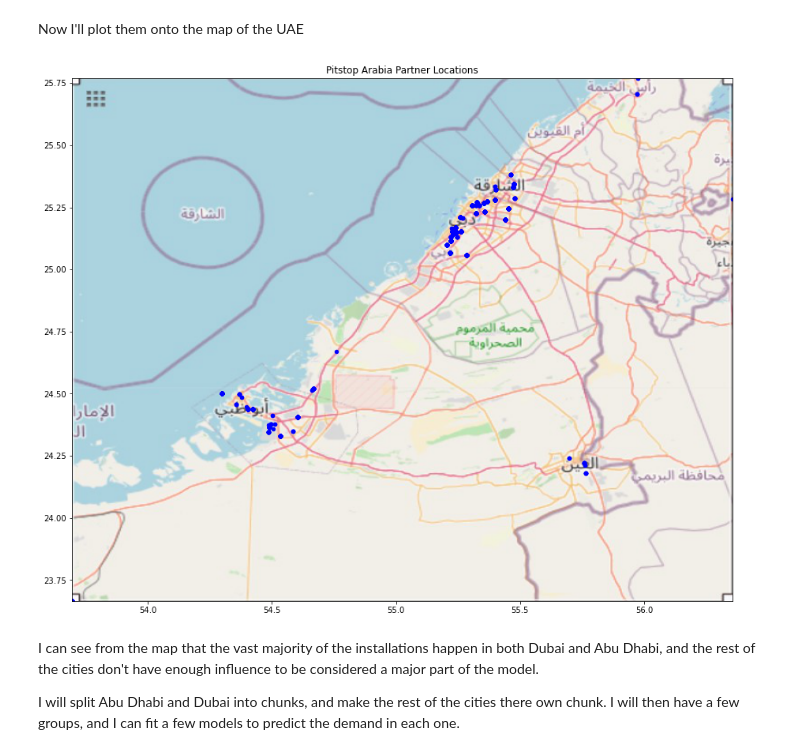
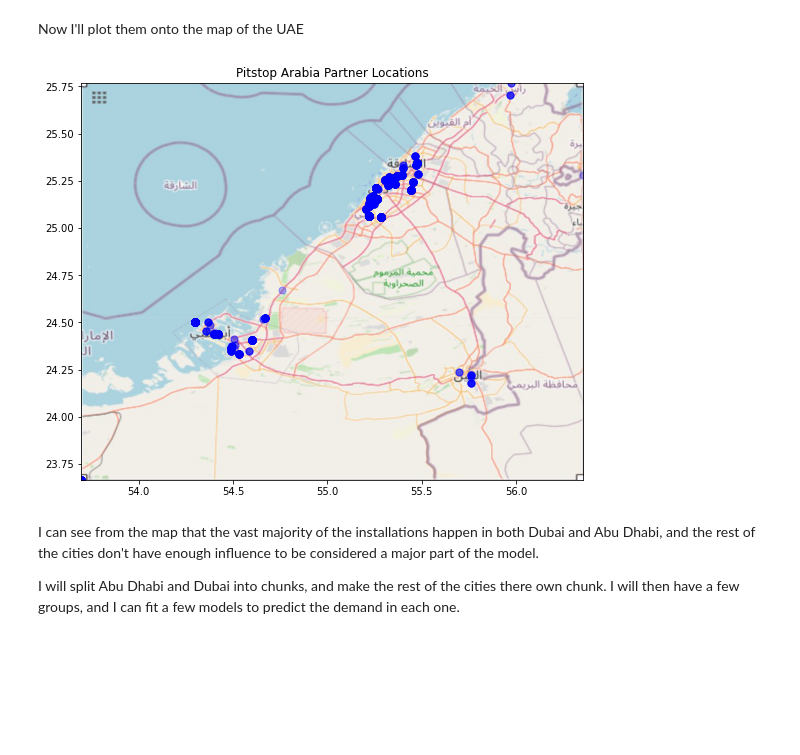
Before and after one commit to musarasheed/pitstop, a Jupyter notebook: Pitstop Arabia.ipynb, the cells around one changed output. Cells and saved outputs as stored; diff of their text form; code cells hidden in the pictures; blank space fills up the shorter version.

```diff
--- a/Pitstop Arabia.ipynb
+++ b/Pitstop Arabia.ipynb
@@ -183,10 +178 @@ Great! Now to deal with the Vehicle Year. There seem to be people who enter N/A
-# %%
-not_a_year = ['u', 'na','ddfd']
-
-for i in range(len(full_tyres['Vehicle Year '])):
-    if full_tyres.loc[i,'Vehicle Year '] in not_a_year:
-        full_tyres.loc[i,'Vehicle Year '] = np.NaN
-
-#Now to fill those nan values:
-full_tyres['Vehicle Year '].fillna(method = 'ffill', inplace = True)
 # %% [markdown]
@@ -213,6 +200,7 @@ It wasn't until [2010](https://www.esri.com/news/arcnews/winter1011articles/saud
 
 This lead to the (painfully) manual process of going through google maps for all 61 unique locations. Please enjoy my work below:
 # %%
-full_tyres['Installer Address'].fillna(method = 'ffill', inplace = True)
-len(full_tyres['Installer Address'].unique())
+tyres['Installer Address'].fillna(method = 'ffill', inplace = True)
+len(tyres['Installer Address'].unique())
+tyres
 # %% [output]
@@ -284,36 +284,36 @@ add_coo['Al Nakheel Street\r\n'] = (24.448178, 54.398642)
 # %% [markdown]
 Now, I'll add the lattitude and longitude values as new columns in the data frame.
 # %%
-full_tyres['Lattitude'] = 0
-full_tyres['Longitude'] = 0
+tyres['Lattitude'] = 0
+tyres['Longitude'] = 0
 
-for i in range(len(full_tyres['Lattitude'])):
-    address = full_tyres.loc[i,'Installer Address'] #Getting the address
-    full_tyres.loc[i,'Lattitude'] = add_coo[address][0] #Adding lattitude to the row
-    full_tyres.loc[i,'Longitude'] = add_coo[address][1] #Adding Longitude to the row
+for i in range(len(tyres['Lattitude'])):
+    address = tyres.loc[i,'Installer Address'] #Getting the address
+    tyres.loc[i,'Lattitude'] = add_coo[address][0] #Adding lattitude to the row
+    tyres.loc[i,'Longitude'] = add_coo[address][1] #Adding Longitude to the row
 # %% [markdown]
 Now I'll plot them onto the map of the UAE
 # %%
-min_lat = full_tyres['Lattitude'].min()
-max_lat = full_tyres['Lattitude'].max()
+min_lat = tyres['Lattitude'].min()
+max_lat = tyres['Lattitude'].max()
 
-min_lng = full_tyres['Longitude'].min()
-max_lng = full_tyres['Longitude'].max()
+min_lng = tyres['Longitude'].min()
+max_lng = tyres['Longitude'].max()
 
 BBox = ((min_lng, max_lng,
          min_lat, max_lat))
 # %%
 ruh_m = plt.imread('maps/uae_map.jpg')
 
-fig, ax = plt.subplots(figsize = (15,15))
-ax.scatter(full_tyres['Longitude'], full_tyres['Lattitude'], c='b', s=20)
+fig, ax = plt.subplots(figsize = (9,9))
+ax.scatter(tyres['Longitude'], tyres['Lattitude'], c='b', s=50, alpha = 0.3)
 ax.set_title('Pitstop Arabia Partner Locations')
 ax.set_xlim(BBox[0],BBox[1])
 ax.set_ylim(BBox[2],BBox[3])
 ax.imshow(ruh_m, zorder=0, extent = BBox, aspect= 'equal')
 plt.show()
 # %% [output]
-[figure, old version]
+[figure, new version]
 # %% [markdown]
 I can see from the map that the vast majority of the installations happen in both Dubai and Abu Dhabi, and the rest of the cities don't have enough influence to be considered a major part of the model.
 
```
Also changed, not shown: parts of 43 cells of this notebook.
